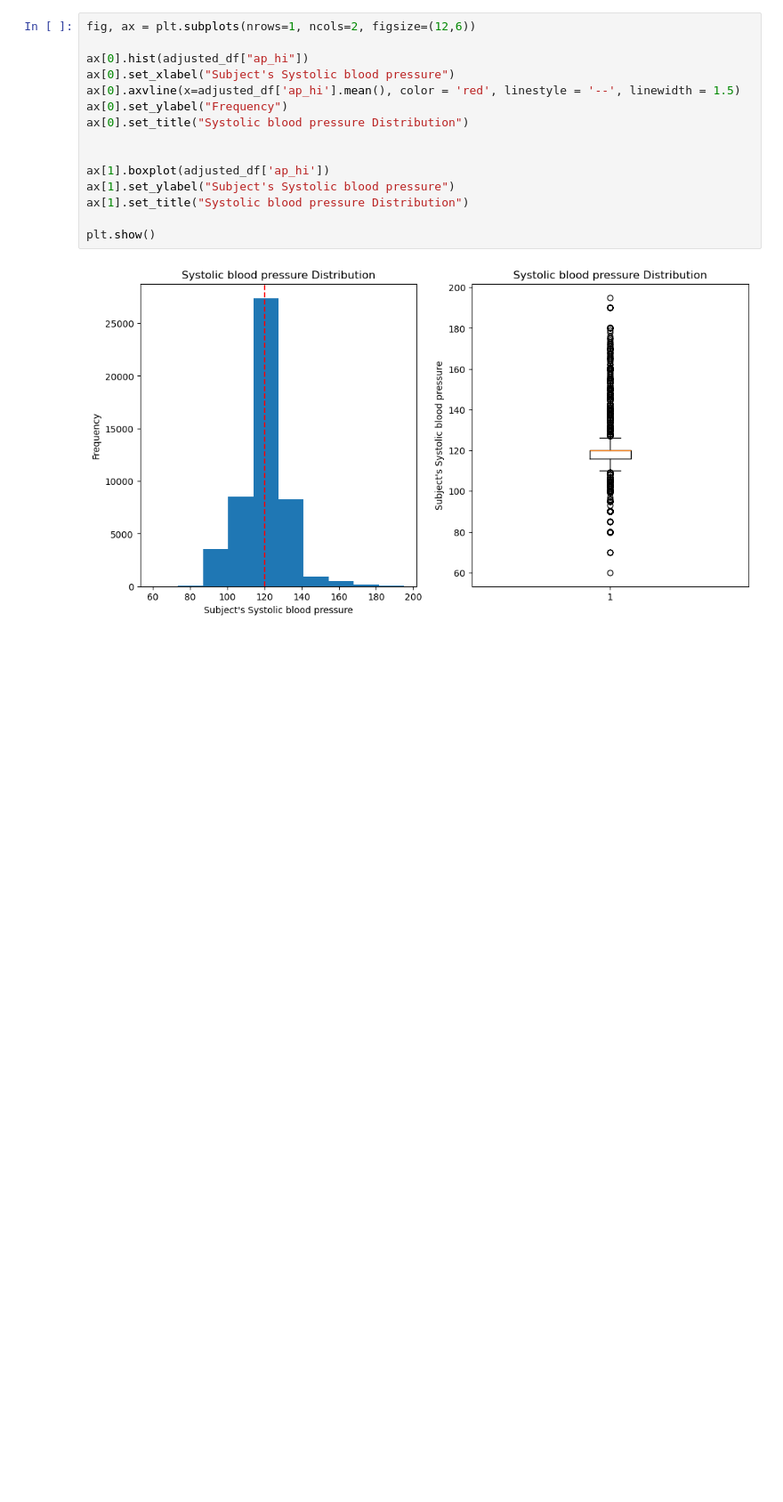
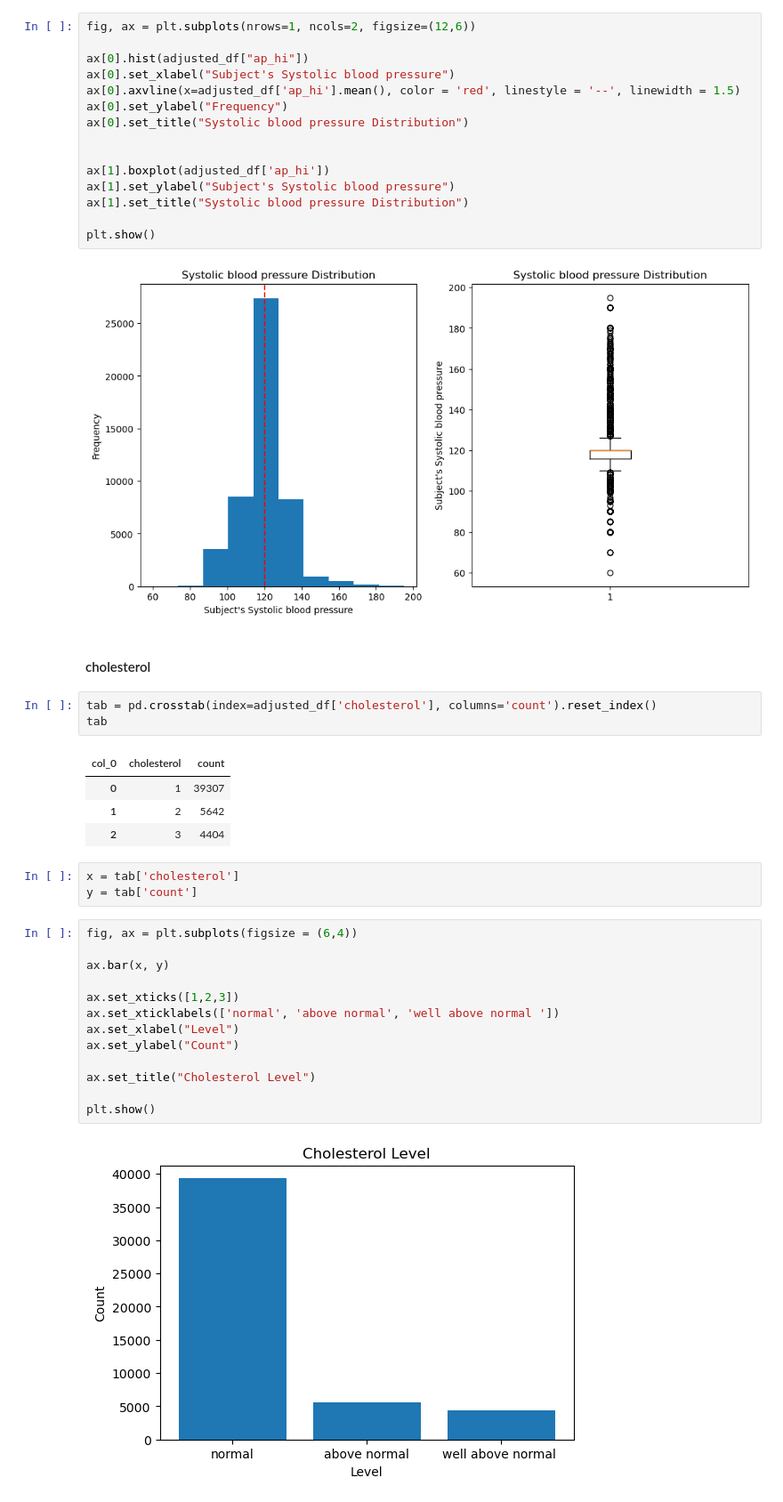
Before and after one commit to AbdullahBera/heart-attack-analysis, a Jupyter notebook: analysis.ipynb, the cells around one changed output. Shown at 89% size. Saved outputs shown, nothing was run; the diff lists cells and outputs as text; blank space fills up the shorter version.

```diff
--- a/analysis.ipynb
+++ b/analysis.ipynb
@@ -714,3 +744,31 @@ ax[1].set_title("Systolic blood pressure Distribution")
 plt.show()
 # %% [output]
 [figure]
+# %% [markdown]
+#### cholesterol
+# %%
+tab = pd.crosstab(index=adjusted_df['cholesterol'], columns='count').reset_index()
+tab
+# %% [output]
+| col_0 | cholesterol | count |
+| 0 | 1 | 39307 |
+| 1 | 2 | 5642 |
+| 2 | 3 | 4404 |
+# %%
+x = tab['cholesterol']
+y = tab['count']
+# %%
+fig, ax = plt.subplots(figsize = (6,4))
+
+ax.bar(x, y)
+
+ax.set_xticks([1,2,3])
+ax.set_xticklabels(['normal', 'above normal', 'well above normal '])
+ax.set_xlabel("Level")
+ax.set_ylabel("Count")
+
+ax.set_title("Cholesterol Level")
+
+plt.show()
+# %% [output]
+[figure, added]
```
Also changed, not shown: parts of 25 cells of this notebook.
